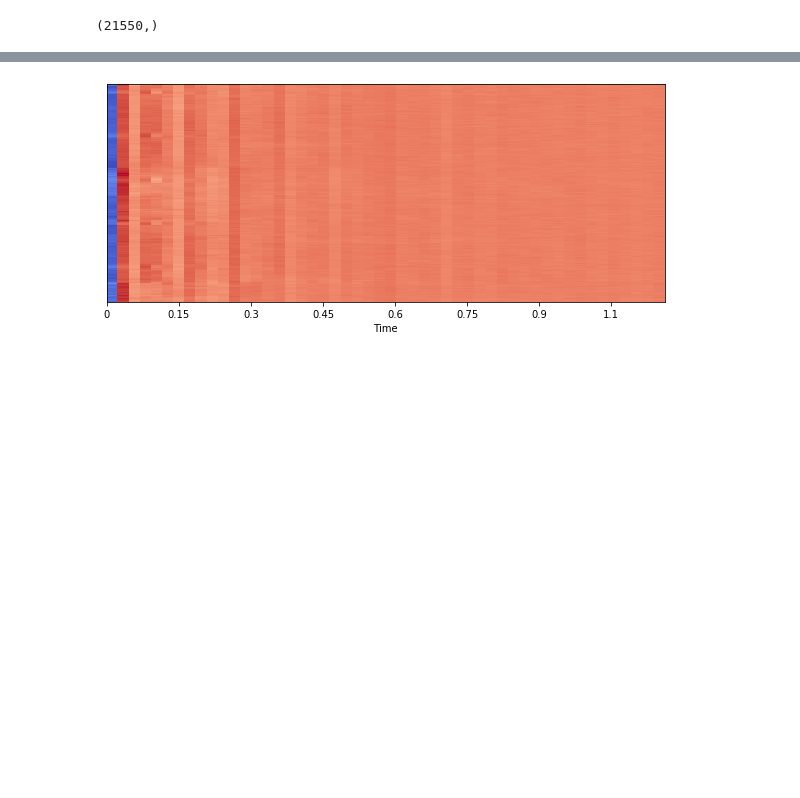
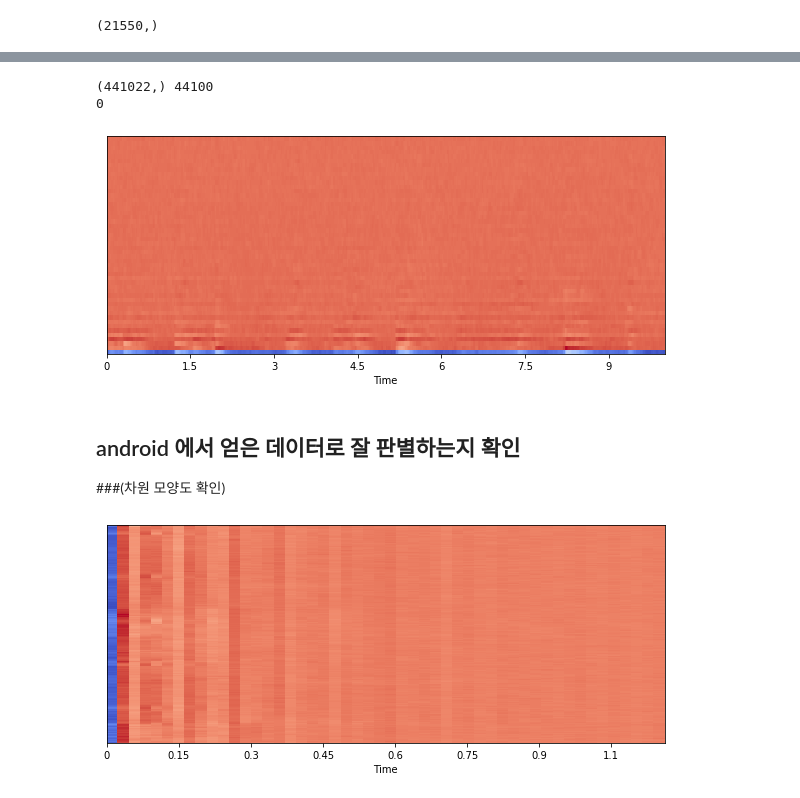
Before and after one commit to dizwe/snorrr, a Jupyter notebook: new_snorrr_true_false_light_keras.ipynb, the cells around one changed output, grey strips where cells are left out. Cells and saved outputs as stored; diff of their text form; code cells hidden in the pictures; blank space fills up the shorter version.

```diff
--- a/new_snorrr_true_false_light_keras.ipynb
+++ b/new_snorrr_true_false_light_keras.ipynb
@@ -684,2 +759,19 @@ csv_data.shape
+# %%
+# very quite랑 유사함.
+import matplotlib.pyplot as plt
+import librosa
+plt.figure(figsize=(10, 4))
+image = get_mfcc('./data/very_quite.wav',isTrain=False)
+# image = spec_to_image(image)
+librosa.display.specshow(image, x_axis='time')
+
+plt.show()
+# %% [output]
+(441022,) 44100
+0
+[figure, added]
+# %% [markdown]
+## android 에서 얻은 데이터로 잘 판별하는지 확인
+###(차원 모양도 확인)
 # %%
 ### 정규화하기
```
Also changed, not shown: parts of 17 cells of this notebook, 1 other file.
